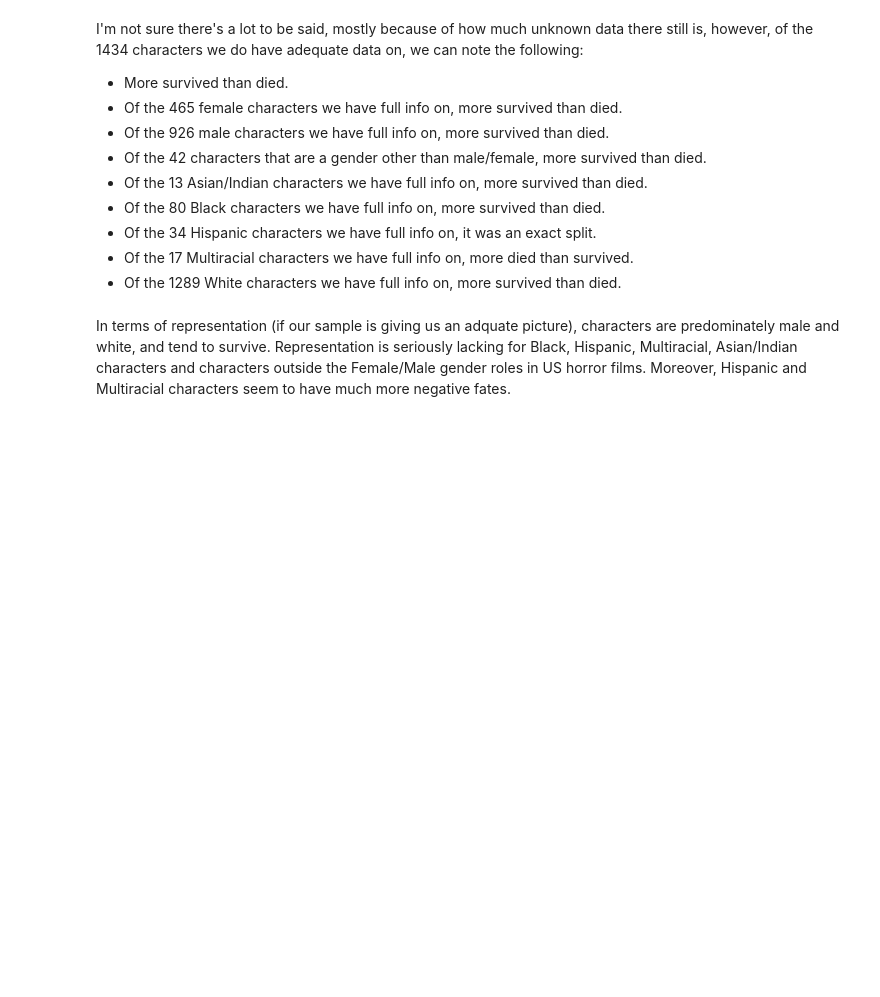
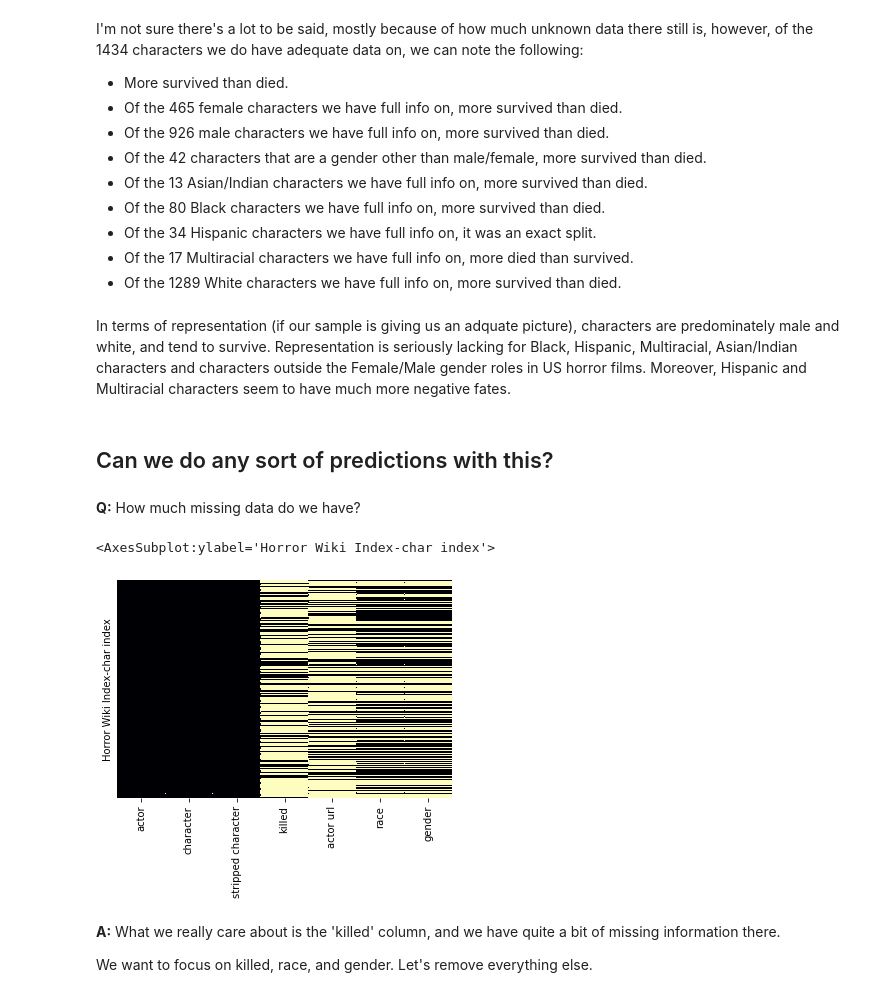
Before and after one commit to kristinamb15/horror-project, a Jupyter notebook: notebooks/a_and_v.ipynb, the cells around one changed output. Saved outputs shown, nothing was run; the diff lists cells and outputs as text; code cells hidden in the pictures; blank space fills up the shorter version.

```diff
--- a/notebooks/a_and_v.ipynb
+++ b/notebooks/a_and_v.ipynb
@@ -249,3 +252,20 @@ I'm not sure there's a lot to be said, mostly because of how much unknown data t
  - Of the 1289 White characters we have full info on, more survived than died.
 # %% [markdown]
 In terms of representation (if our sample is giving us an adquate picture), characters are predominately male and white, and tend to survive. Representation is seriously lacking for Black, Hispanic, Multiracial, Asian/Indian characters and characters outside the Female/Male gender roles in US horror films. Moreover, Hispanic and Multiracial characters seem to have much more negative fates.
+# %% [markdown]
+## Can we do any sort of predictions with this?
+# %% [markdown]
+**Q:** How much missing data do we have?
+# %%
+# Replace 'Unlisted' in race/gender columns with NaN
+characters.replace('Unlisted', np.nan, inplace=True);
+# %%
+# Heatmap of missing info
+sns.heatmap(characters.isnull(), yticklabels=False, cbar=False, cmap='magma')
+# %% [output]
+<AxesSubplot:ylabel='Horror Wiki Index-char index'>
+[figure, added]
+# %% [markdown]
+**A:** What we really care about is the 'killed' column, and we have quite a bit of missing information there.
+
+We want to focus on killed, race, and gender. Let's remove everything else.
```
Also changed, not shown: parts of 22 cells of this notebook.
